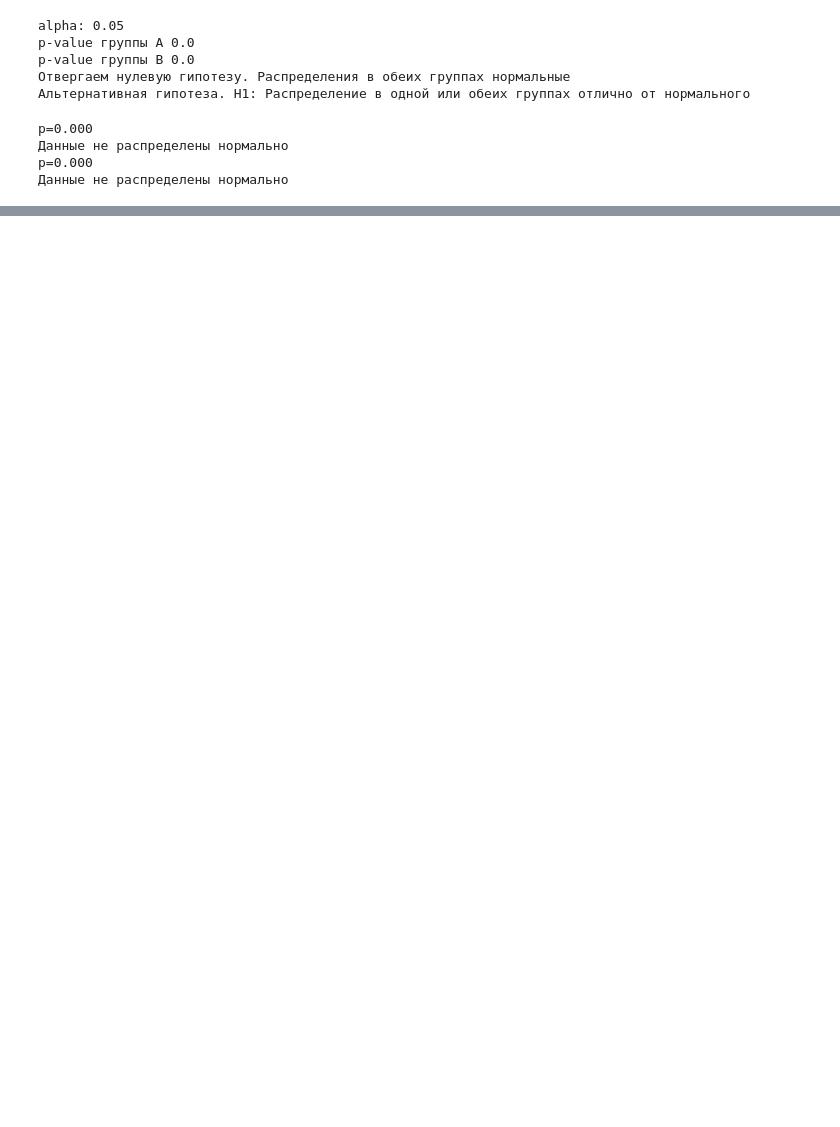
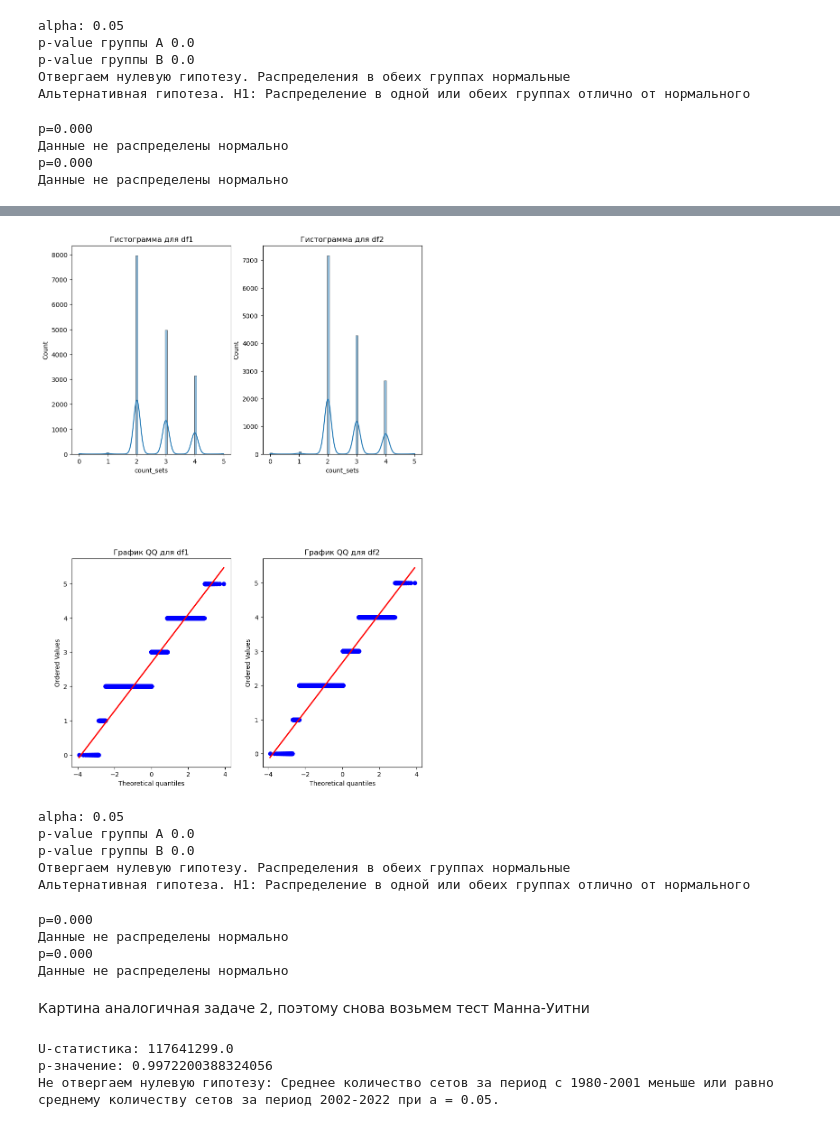
Before and after one commit to Ruugiko/tennis_atp, a Jupyter notebook: tennis.ipynb, the cells around one changed output, grey strips where cells are left out. Drawn from its saved outputs; the diff is of its cells as text; code cells hidden in the pictures; blank space fills up the shorter version.

```diff
--- a/tennis.ipynb
+++ b/tennis.ipynb
@@ -584,0 +662,15 @@ p=0.000
+# %%
+df_3 = df[['year', 'winner_id', 'score', 'best_of']].dropna()
+
+df_3 = df_3[df_3['best_of'] == 5]
+# %%
+# Функция для подсчета количества сетов
+def count_sets_with_scores(score):
+    sets = score.split()
+    return len(sets) - 1
+
+df_3['count_sets'] = df_3['score'].apply(count_sets_with_scores)
+# %%
+# Разделение по годам
+df_1980_2001_best = df_3.query('1980 <= year <= 2001')
+df_2002_2022_best = df_3.query('2002 <= year <= 2022')
@@ -584,0 +707,50 @@ p=0.000
+# %%
+graphic_image_df(df_1980_2001_best.count_sets, df_2002_2022_best.count_sets)
+# %% [output]
+[figure, added]
+# %%
+shapiro_test(df_1980_2001_best.count_sets, df_2002_2022_best.count_sets)
+# %% [output]
+alpha: 0.05
+p-value группы А 0.0
+p-value группы B 0.0
+Отвергаем нулевую гипотезу. Распределения в обеих группах нормальные
+Альтернативная гипотеза. H1: Распределение в одной или обеих группах отлично от нормального
+# %%
+test_normality(df_1980_2001_best.count_sets.dropna())
+test_normality(df_2002_2022_best.count_sets.dropna())
+# %% [output]
+p=0.000
+Данные не распределены нормально
+p=0.000
+Данные не распределены нормально
+# %% [markdown]
+Картина аналогичная задаче 2, поэтому снова возьмем тест Манна-Уитни
+# %%
+df1 = df_1980_2001_best.count_sets.dropna()
+df2 = df_2002_2022_best.count_sets.dropna()
+
+# Формулировка гипотез
+H0 = 'Среднее количество сетов за период с 1980-2001 меньше или равно среднему количеству сетов за период 2002-2022'
+H1 = 'Cреднее количество сетов за период с 2002-2022 меньше среднего за период 1982-2001'
+
+# Проведение одностороннего U-теста Манна-Уитни
+stat, p = mannwhitneyu(df1, df2, alternative='less')
+
+# Вывод результатов
+print(f'U-статистика: {stat}')
+print(f'p-значение: {p}')
+
+# Уровень значимости
+alpha = 0.05
+
+# Сравнение p-значения с уровнем значимости
+if p < alpha:
+    print(f'Отвергаем нулевую гипотезу: {H0} при a = {alpha}.')
+    print(f'Принимаем альтернативную гипотезу: {H1} при a = {alpha}.')
+else:
+    print(f'Не отвергаем нулевую гипотезу: {H0} при a = {alpha}.')
+# %% [output]
+U-статистика: 117641299.0
+p-значение: 0.9972200388324056
+Не отвергаем нулевую гипотезу: Среднее количество сетов за период с 1980-2001 меньше или равно среднему количеству сетов за период 2002-2022 при a = 0.05.
```
Also changed, not shown: parts of 15 cells of this notebook, 2 other files.
